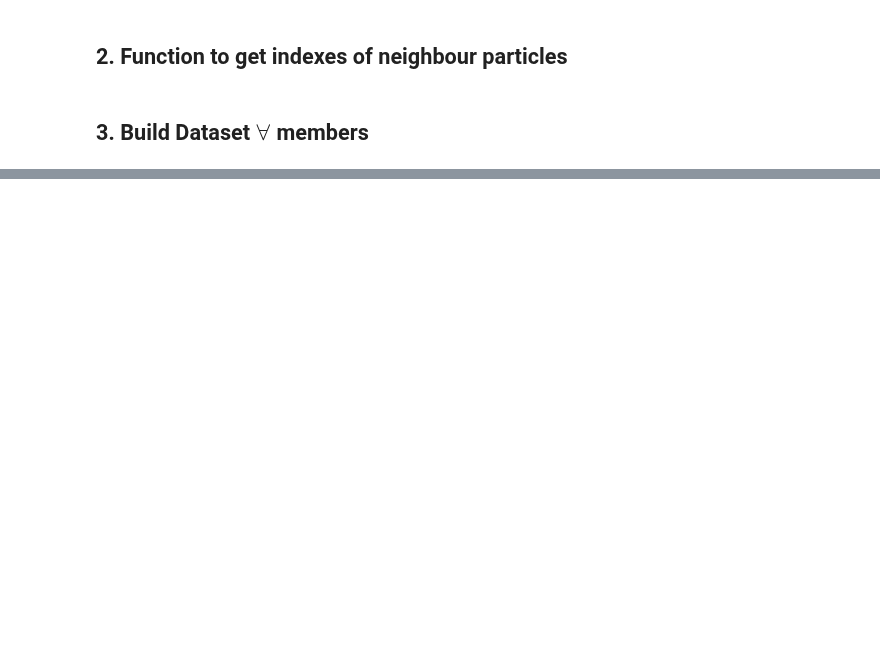
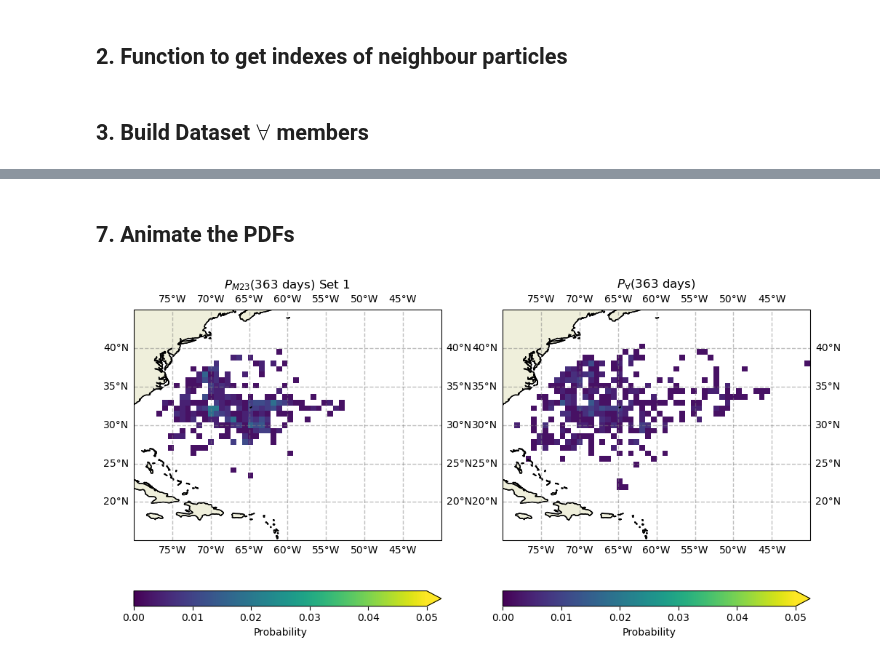
Before and after one commit to OceanParcels/NEMO_Ensemble_Lagrangian_Analysis, a Jupyter notebook: notebooks/05.Compare_distributions_information_gain.ipynb, the cells around one changed output, grey strips where cells are left out. Drawn from its saved outputs; the diff is of its cells as text; code cells hidden in the pictures; blank space fills up the shorter version.

```diff
--- a/notebooks/05.Compare_distributions_information_gain.ipynb
+++ b/notebooks/05.Compare_distributions_information_gain.ipynb
@@ -41,0 +223,43 @@ def neighbour_particles(pset, lon, lat, delta_deg):
+# %% [markdown]
+## 7. Animate the PDFs
+# %%
+## 4. Animate the P dsitributions
+
+# can you animate the probability maps for the 364 days?
+
+
+fig, axs = plt.subplots(1, 2, figsize=(12, 6), subplot_kw={'projection': cartopy.crs.PlateCarree()})
+axs[0].coastlines()
+axs[1].coastlines()
+
+# add Land and Ocean Features
+axs[0].add_feature(cartopy.feature.LAND, edgecolor='black')
+axs[1].add_feature(cartopy.feature.LAND, edgecolor='black')
+
+gl = axs[0].gridlines(crs=cartopy.crs.PlateCarree(), draw_labels=True, linewidth=1, color='gray', alpha=0.5, linestyle='--')
+gl = axs[1].gridlines(crs=cartopy.crs.PlateCarree(), draw_labels=True, linewidth=1, color='gray', alpha=0.5, linestyle='--')
+
+tau = 0
+axs[0].set_title(r'$P_{M23}($' + f'{tau} days) Set 1')
+axs[1].set_title(r'$P_{\forall}($' + f'{tau} days)')
+
+im1 = axs[0].pcolormesh(x_, y_, P_23_s1[tau].T, vmin=0, vmax=0.05)
+im2 = axs[1].pcolormesh(x_, y_, P_members[tau].T, vmin=0, vmax=0.05)
+
+fig.colorbar(im1, ax=axs[0], orientation='horizontal', label='Probability', extend='max')
+fig.colorbar(im2, ax=axs[1], orientation='horizontal', label='Probability', extend='max')
+
+def animate(tau):
+    im1.set_array(P_23_s1[tau].T.ravel())
+    im2.set_array(P_members[tau].T.ravel())
+    # update the title
+    axs[0].set_title(r'$P_{M23}($' + f'{tau} days) Set 1')
+    axs[1].set_title(r'$P_{\forall}($' + f'{tau} days)')
+    return im1, im2
+
+ani = animation.FuncAnimation(fig, animate, frames=364, interval=100, blit=True)
+
+# save the animation
+ani.save('P_M23_s1_P_all.mp4', writer='ffmpeg', fps=10)
+# %% [output]
+[figure, added]
```
Also changed, not shown: parts of 31 cells of this notebook, 1 other file.
